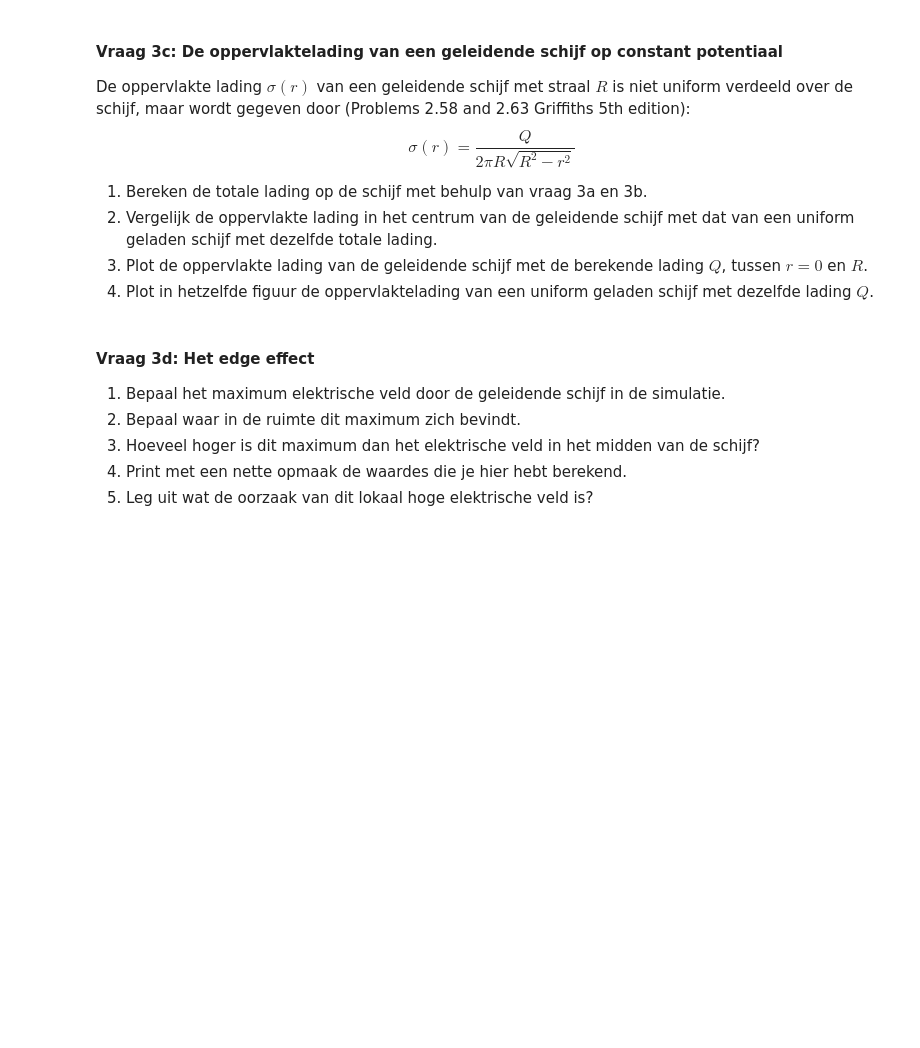
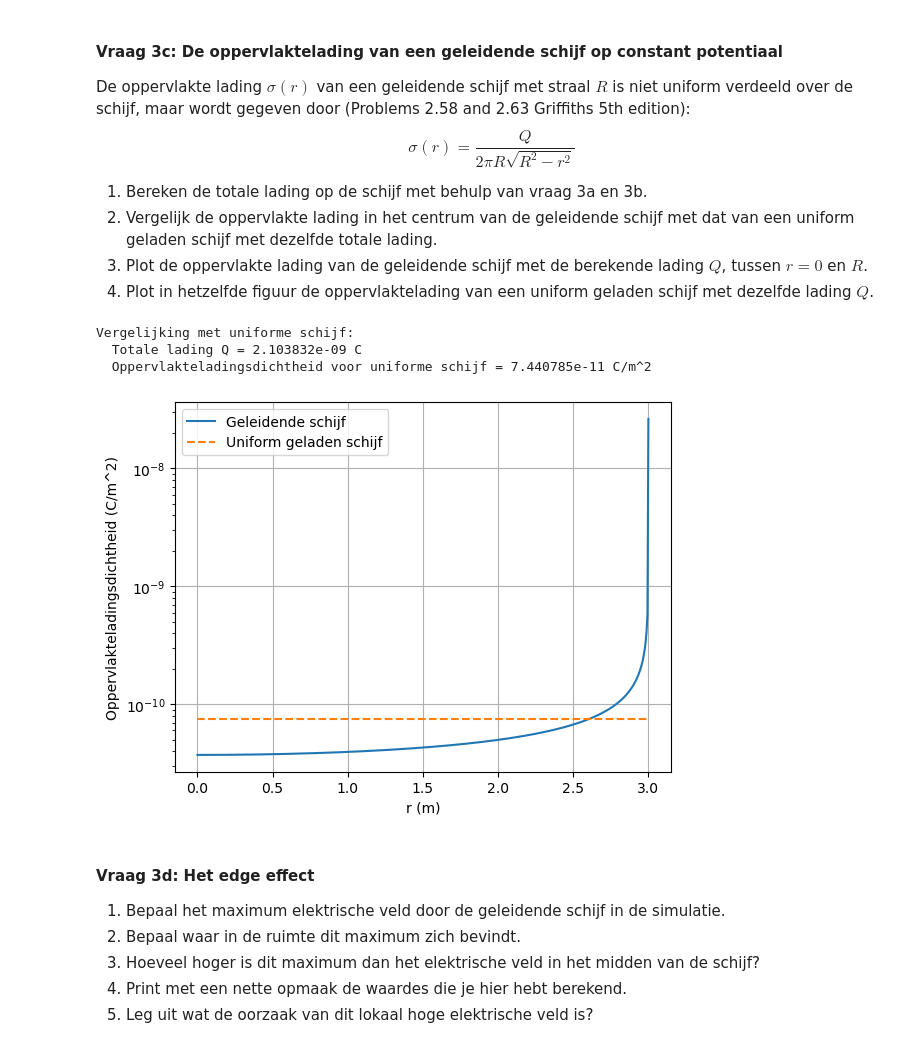
Before and after one commit to nvmeurs06/opdrachten-DEF-D, a Jupyter notebook: DigitaleOntwerpopdrachten/1CondensatorOpdracht/CondensatorOntwerpopdracht.ipynb, the cells around one changed output. Cells and saved outputs as stored; diff of their text form; code cells hidden in the pictures; blank space fills up the shorter version.

```diff
--- a/DigitaleOntwerpopdrachten/1CondensatorOpdracht/CondensatorOntwerpopdracht.ipynb
+++ b/DigitaleOntwerpopdrachten/1CondensatorOpdracht/CondensatorOntwerpopdracht.ipynb
@@ -346,9 +341,41 @@ $$\sigma(r) = \frac{Q}{2 \pi R \sqrt{R^2 - r^2}}$$
 3. Plot de oppervlakte lading van de geleidende schijf met de berekende lading $Q$, tussen $r = 0$ en $R$.
 4. Plot in hetzelfde figuur de oppervlaktelading van een uniform geladen schijf met dezelfde lading $Q$.
 # %%
-###
-###Jouw code hier###
-###
+R = disk_radius
+
+#sigma(0) uit 3b net boven z0 op de as
+Ez_near = Ez[idx_near, idx_axis] # Ez(r≈0, z≈0+) op de as net boven z0
+sigma0 = eps0 * Ez_near # C/m^2 (bovenkant, n=+z)
+
+#totale lading Q volgens de gegeven formule
+Q = 2*np.pi*R**2*sigma0 # C
+
+#uniforme schijf met dezelfde totale lading Q
+sigma_uniform = Q / (np.pi * R**2)  # C/m^2
+
+print("Vergelijking met uniforme schijf:")
+print(f"  Totale lading Q = {Q:.6e} C")
+print(f"  Oppervlakteladingsdichtheid voor uniforme schijf = {sigma_uniform:.6e} C/m^2")
+
+#oppervlakte lading van de geleidende schijf met Q tussen r = 0 en R
+r_plot = np.linspace(0, R*(1-1e-6), 500)  # vermijd singulariteit bij r=R
+sigma_plot = Q/ (2*np.pi*R*np.sqrt(R**2 - r_plot**2))  # C/m^2
+
+#plotten van oppervlaktelading van uniform geladen schijf en de oppervlaktelading tussen r = 0 en R
+plt.figure()
+plt.plot(r_plot, sigma_plot, label="Geleidende schijf")
+plt.plot(r_plot, np.full_like(r_plot, sigma_uniform), label="Uniform geladen schijf", linestyle='--')
+plt.xlabel('r (m)')
+plt.ylabel('Oppervlakteladingsdichtheid (C/m^2)')
+plt.yscale('log')
+plt.grid()
+plt.legend()
+plt.show()
+# %% [output]
+Vergelijking met uniforme schijf:
+  Totale lading Q = 2.103832e-09 C
+  Oppervlakteladingsdichtheid voor uniforme schijf = 7.440785e-11 C/m^2
+[figure, added]
 # %% [markdown]
 #### Vraag 3d: Het edge effect
 
```
Also changed, not shown: parts of 11 cells of this notebook.
